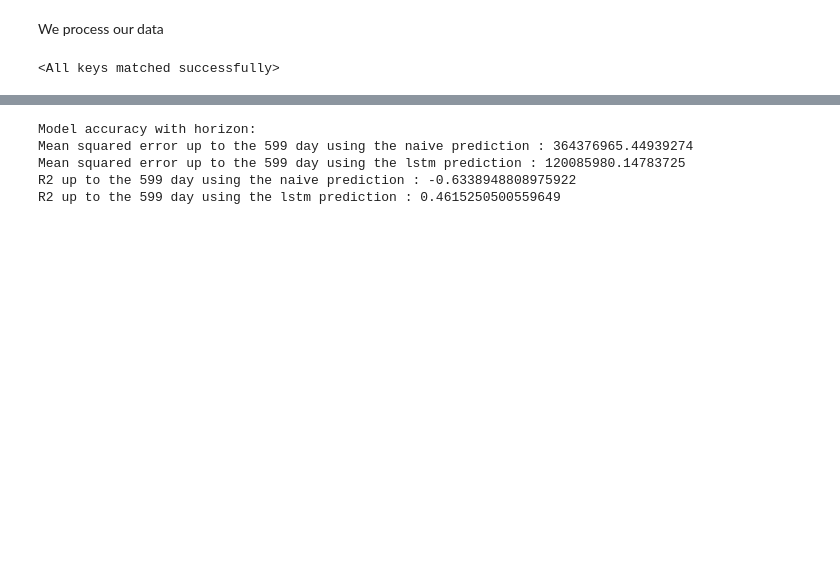
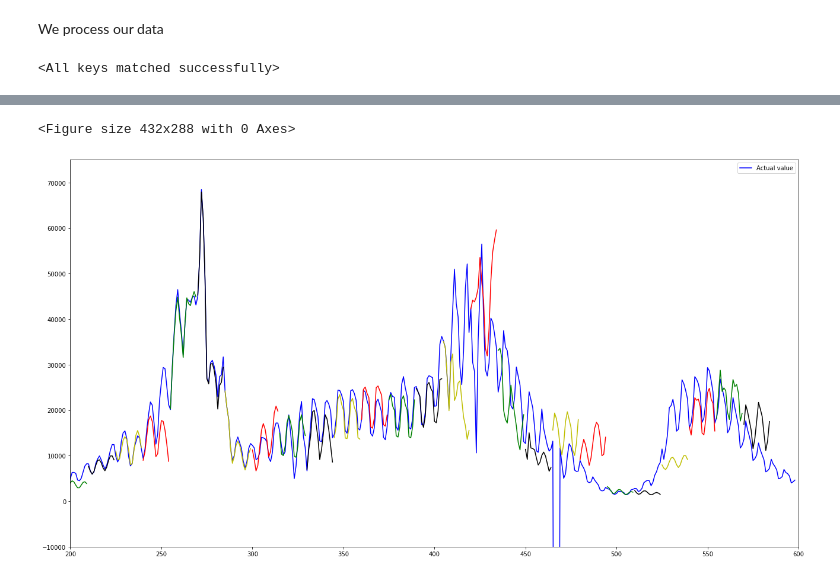
Before and after one commit to ThibaultAlexandre/time-series-forecasting, a Jupyter notebook: main.ipynb, the cells around one changed output, grey strips where cells are left out. Cells and saved outputs as stored; diff of their text form; code cells hidden in the pictures; blank space fills up the shorter version.

```diff
--- a/main.ipynb
+++ b/main.ipynb
@@ -144,22 +147,18 @@ class LSTM_nn(nn.Module):
     def plot(self, X_data, y_data, scaler):
         lstm_prediction = scaler.inverse_transform(self(X_data).detach().numpy())
         real_values = scaler.inverse_transform(y_data.numpy())
-        plt.clf()
-        plt.figure(figsize=(12,6))
         plt.plot(real_values, label='Actual value', c = 'b')
         plt.plot(lstm_prediction, label='LSTM Prediction', c = 'r')
         plt.legend()
         plt.show()
 
-    def plot_with_horizon(self, X_data, y_data, scaler, horizon):
+    def plot_with_horizon(self, X_data, y_data, scaler, horizon, drawing_jump):
         colors = ['r','g','k','y']
         real_values = scaler.inverse_transform(y_data.numpy())
         predictions = self.get_horizon_predictions(X_data, y_data, scaler, horizon)
-        plt.clf()
-        plt.figure(figsize=(12,6))
         plt.plot(real_values, label='Actual value', c = 'b')
-        for i in range(predictions.shape[0]):
-            plt.plot(np.arange(i,i+horizon),predictions[i], c = colors[i % len(colors)])
+        for i in range(0,predictions.shape[0], drawing_jump):
+            plt.plot(np.arange(i,i+horizon),predictions[i], c = colors[int(i/drawing_jump) % len(colors)])
         plt.legend()
         plt.show()
 # %% [markdown]
@@ -408,12 +416,10 @@ my_model.plot_with_horizon(X_data, y_data, scaler, horizon)
-# %%
-print('Model accuracy with horizon:')
-last_day = y_data.shape[0]
-horizon = 14
-naive_prediction_without_horizon = np.zeros(y_data.shape[0])
-my_model.get_accuracy_with_horizon(X_data, y_data, naive_prediction_without_horizon, scaler, last_day, horizon)
-# %% [output]
-Model accuracy with horizon:
-Mean squared error up to the 599 day using the naive prediction : 364376965.44939274
-Mean squared error up to the 599 day using the lstm prediction : 120085980.14783725
-R2 up to the 599 day using the naive prediction : -0.6338948808975922
-R2 up to the 599 day using the lstm prediction : 0.4615250500559649
+# %%
+horizon = 15
+drawing_jump = 15
+plt.clf()
+plt.figure(figsize=(22,12))
+plt.axis([200, 600, -10000, 75000])
+my_model.plot_with_horizon(X_data, y_data, scaler, horizon, drawing_jump)
+# %% [output]
+<Figure size 432x288 with 0 Axes>
+[figure, added]
```
Also changed, not shown: parts of 11 cells of this notebook.
